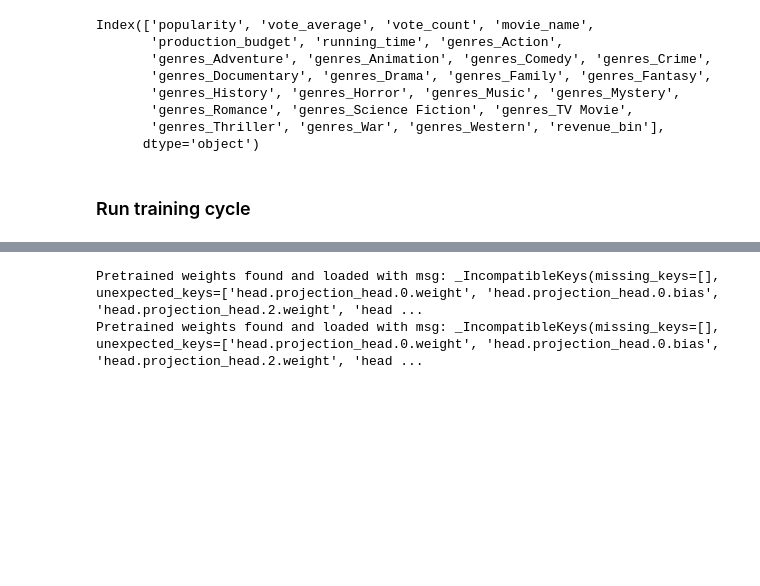
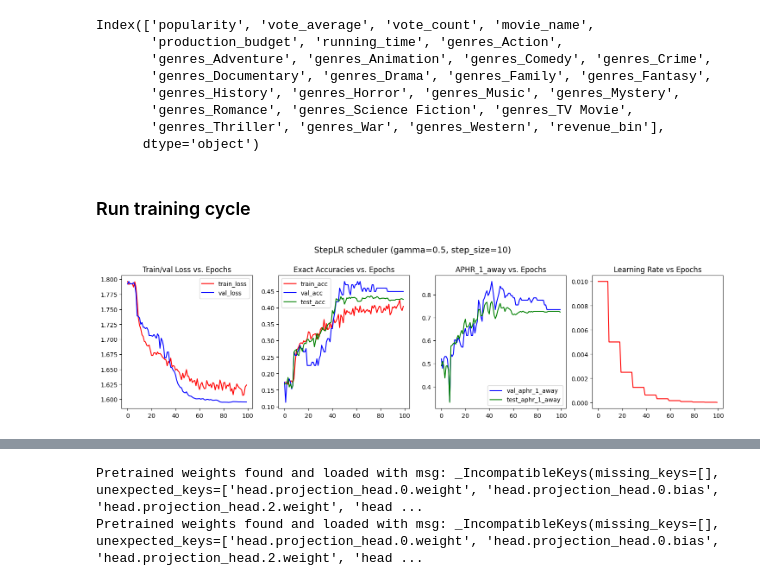
Before and after one commit to dylandao99/CSC413-Project, a Jupyter notebook: main_revenue_predictor.ipynb, the cells around one changed output, grey strips where cells are left out. Cells and saved outputs as stored; diff of their text form; code cells hidden in the pictures; blank space fills up the shorter version.

Commit message:
Added suptitle to graphs

```diff
--- a/main_revenue_predictor.ipynb
+++ b/main_revenue_predictor.ipynb
@@ -577,7 +577,7 @@ def evaluate(model, val_loader):
     outputs = [model.validation_step(batch) for batch in val_loader]
     return model.validation_epoch_end(outputs)
 
-def plot_history(history):
+def plot_history(history, title):
     train_acc = []
     val_acc = []
     test_acc = []
@@ -612,6 +612,7 @@ def plot_history(history):
     ax3.legend()
     ax4.plot(time, lrs, c='red')
     ax4.set_title('Learning Rate vs Epochs')
+    fig.suptitle(title, fontsize=14, y=1.05)
     # fig.show()
 # %% [markdown]
 ## Train
@@ -673,4 +674,14 @@ plateau_history = fit_one_cycle(rp_CNN, device, train_dl, val_dl, test_dl, torch
     "lr": 0.01,
     "epochs": 100,
     }, 'plateau')
+# %%
+step_history = fit_one_cycle(rp_CNN, device, train_dl, val_dl, test_dl, torch.optim.Adam, {
+    "batch_size": 128,
+    "lr": 0.01,
+    "epochs": 100,
+    }, 'step')
+# %%
+plot_history(step_history, "StepLR scheduler (gamma=0.5, step_size=10)")
+# %% [output]
+[figure, added]
 # %%
```
Also changed, not shown: parts of 2 cells of this notebook.
